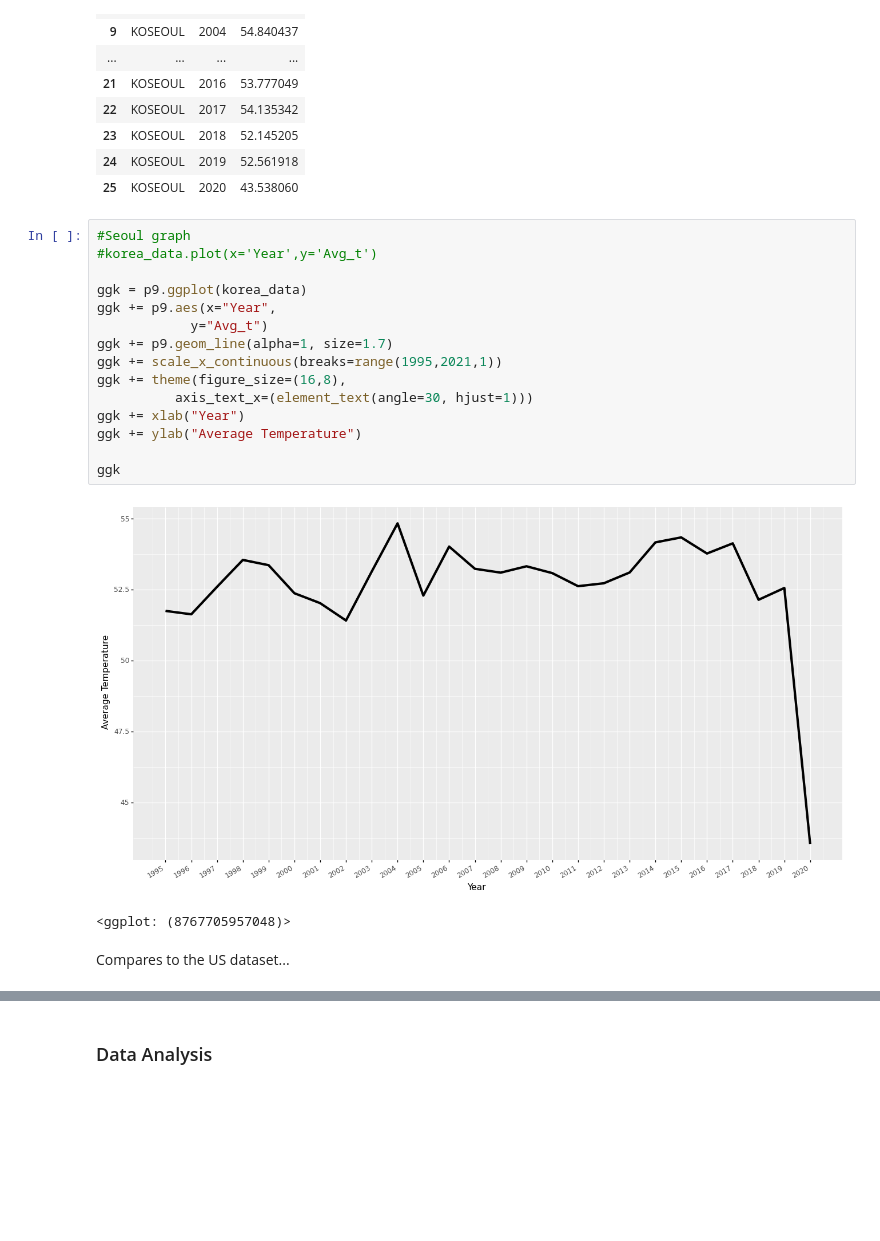
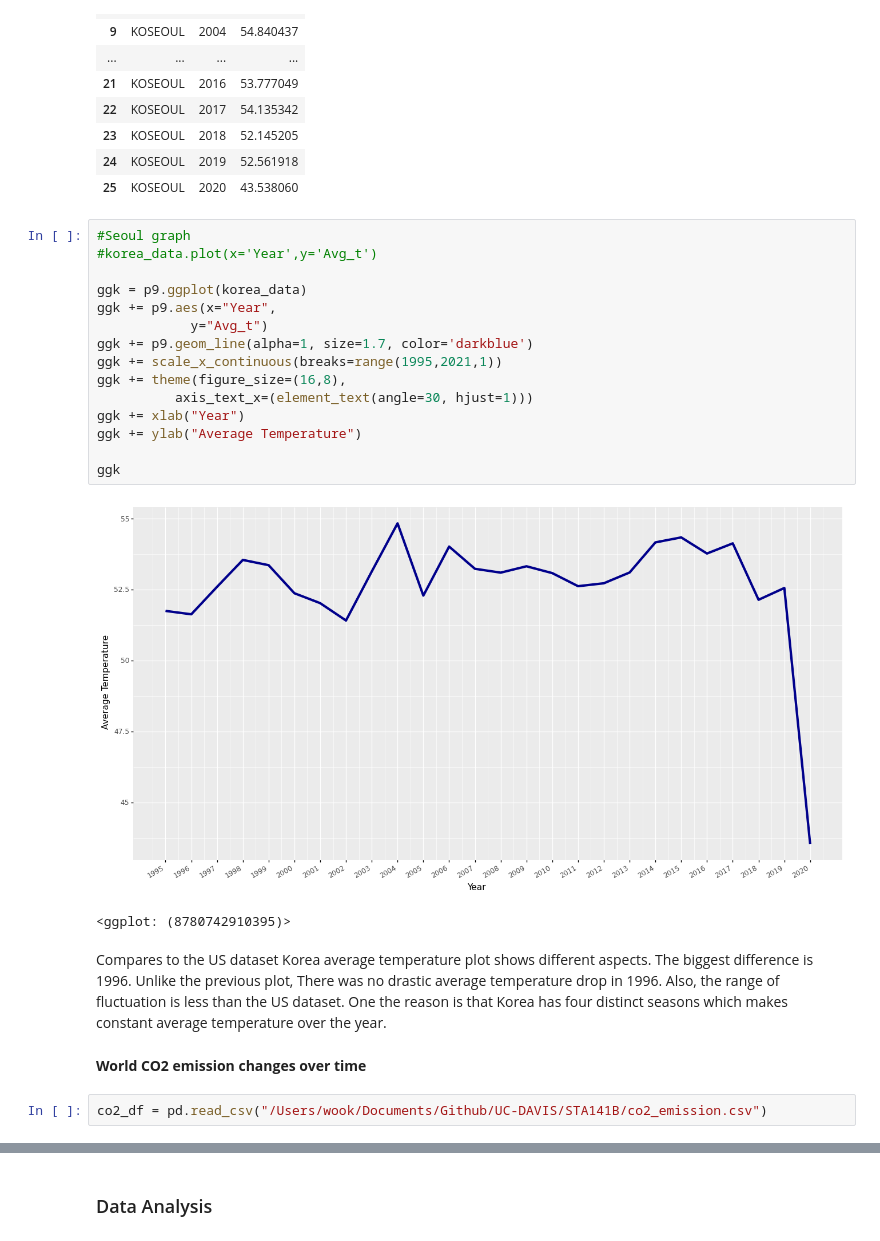
Before and after one commit to Wook22/UC-DAVIS, a Jupyter notebook: STA141B/STA141B.ipynb, the cells around one changed output, grey strips where cells are left out. Cells and saved outputs as stored; diff of their text form; blank space fills up the shorter version.

```diff
--- a/STA141B/STA141B.ipynb
+++ b/STA141B/STA141B.ipynb
@@ -705,20 +705,24 @@ korea_data
 # %%
 #Seoul graph
 #korea_data.plot(x='Year',y='Avg_t')
 
 ggk = p9.ggplot(korea_data)
 ggk += p9.aes(x="Year",
             y="Avg_t")
-ggk += p9.geom_line(alpha=1, size=1.7)
+ggk += p9.geom_line(alpha=1, size=1.7, color='darkblue')
 ggk += scale_x_continuous(breaks=range(1995,2021,1))
 ggk += theme(figure_size=(16,8),
           axis_text_x=(element_text(angle=30, hjust=1)))
 ggk += xlab("Year")
 ggk += ylab("Average Temperature")
 
 ggk
 # %% [output]
-[figure, old version]
+[figure, new version]
-<ggplot: (8767705957048)>
+<ggplot: (8780742910395)>
 # %% [markdown]
-Compares to the US dataset...
+Compares to the US dataset Korea average temperature plot shows different aspects. The biggest difference is 1996. Unlike the previous plot, There was no drastic average temperature drop in 1996. Also, the range of fluctuation is less than the US dataset. One the reason is that Korea has four distinct seasons which makes constant average temperature over the year.
+# %% [markdown]
+ **World CO2 emission changes over time**
+# %%
+co2_df = pd.read_csv("/Users/wook/Documents/Github/UC-DAVIS/STA141B/co2_emission.csv")
```
Also changed, not shown: parts of 10 cells of this notebook, 3 other files.
